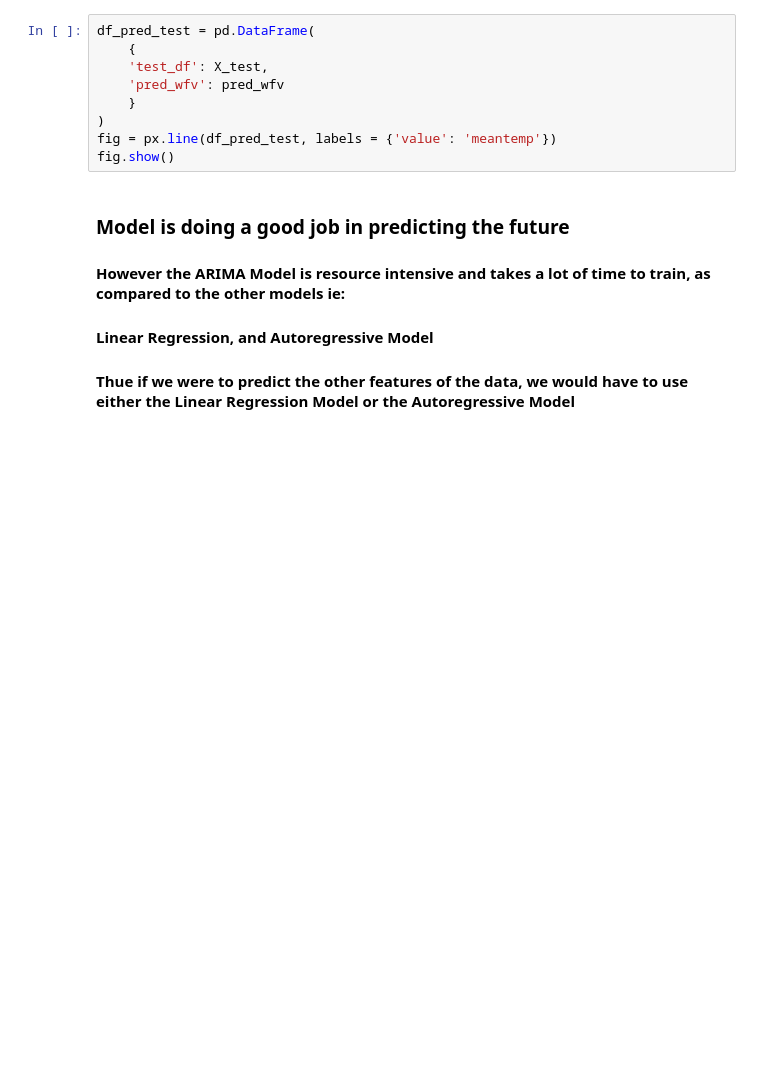
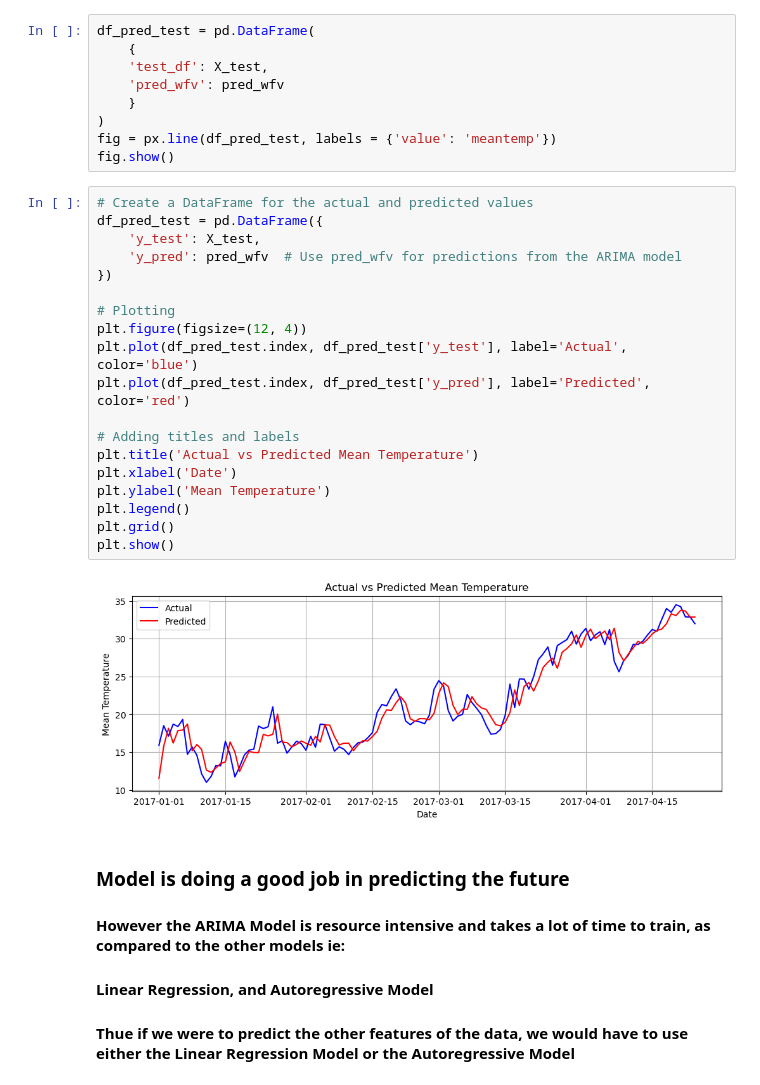
Before and after one commit to Barakamtana/Weather_Forcasting, a Jupyter notebook: ARIMA_Time_Series.ipynb, the cells around one changed output. Drawn from its saved outputs; the diff is of its cells as text; blank space fills up the shorter version.

```diff
--- a/ARIMA_Time_Series.ipynb
+++ b/ARIMA_Time_Series.ipynb
@@ -159,6 +159,27 @@ df_pred_test = pd.DataFrame(
 )
 fig = px.line(df_pred_test, labels = {'value': 'meantemp'})
 fig.show()
+# %%
+# Create a DataFrame for the actual and predicted values
+df_pred_test = pd.DataFrame({
+    'y_test': X_test,
+    'y_pred': pred_wfv  # Use pred_wfv for predictions from the ARIMA model
+})
+
+# Plotting
+plt.figure(figsize=(12, 4))
+plt.plot(df_pred_test.index, df_pred_test['y_test'], label='Actual', color='blue')
+plt.plot(df_pred_test.index, df_pred_test['y_pred'], label='Predicted', color='red')
+
+# Adding titles and labels
+plt.title('Actual vs Predicted Mean Temperature')
+plt.xlabel('Date')
+plt.ylabel('Mean Temperature')
+plt.legend()
+plt.grid()
+plt.show()
+# %% [output]
+[figure, added]
 # %% [markdown]
 ### Model is doing a good job in predicting the future
 #### However the ARIMA Model is resource intensive and takes a lot of time to train, as compared to the other models ie:
```
Also changed, not shown: 2 other files.
